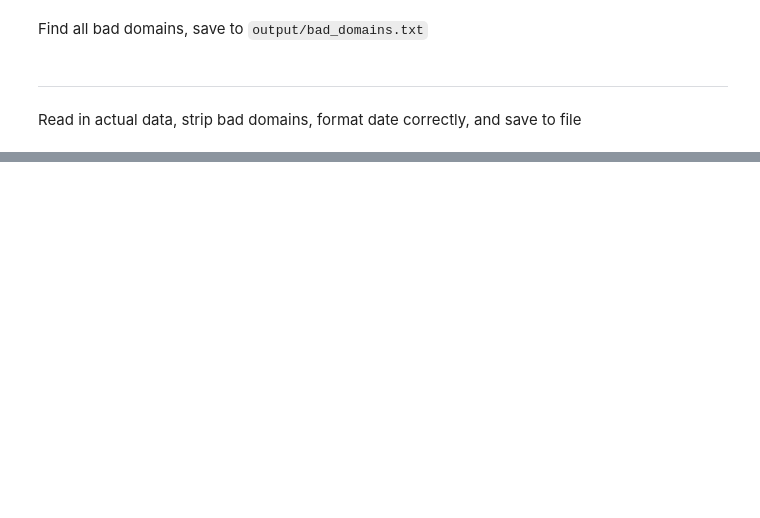
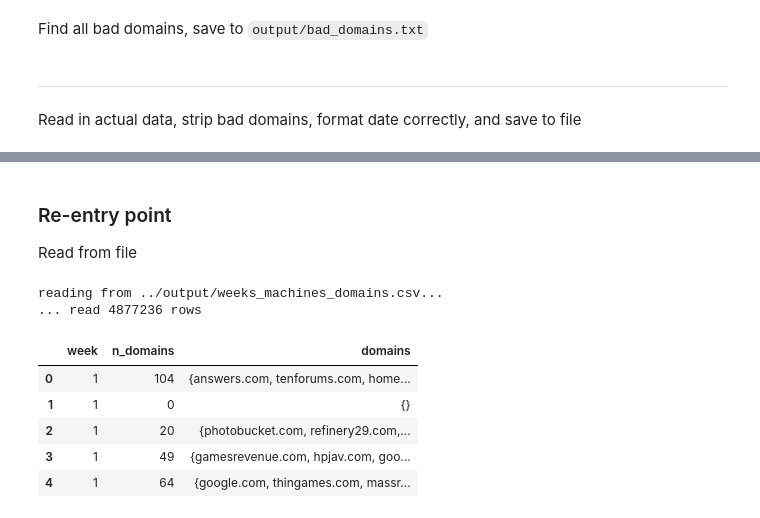
Before and after one commit to aberke/floc-analysis, a Jupyter notebook: notebooks/12.3 domain processing.ipynb, the cells around one changed output, grey strips where cells are left out. Drawn from its saved outputs; the diff is of its cells as text; code cells hidden in the pictures; blank space fills up the shorter version.

```diff
--- a/notebooks/12.3 domain processing.ipynb
+++ b/notebooks/12.3 domain processing.ipynb
@@ -172,0 +205,16 @@ weeks_machines_domains_df.drop('machine_id', axis=1).head()
+# %% [markdown]
+### Re-entry point
+
+Read from file
+# %%
+weeks_machines_domains_df = read_weeks_machines_domains()
+weeks_machines_domains_df.drop('machine_id', axis=1).head()
+# %% [output]
+reading from ../output/weeks_machines_domains.csv...
+... read 4877236 rows
+|  | week | n_domains | domains |
+| 0 | 1 | 104 | {answers.com, tenforums.com, home... |
+| 1 | 1 | 0 | {} |
+| 2 | 1 | 20 | {photobucket.com, refinery29.com,... |
+| 3 | 1 | 49 | {gamesrevenue.com, hpjav.com, goo... |
+| 4 | 1 | 64 | {google.com, thingames.com, massr... |
```
Also changed, not shown: parts of 23 cells of this notebook.
